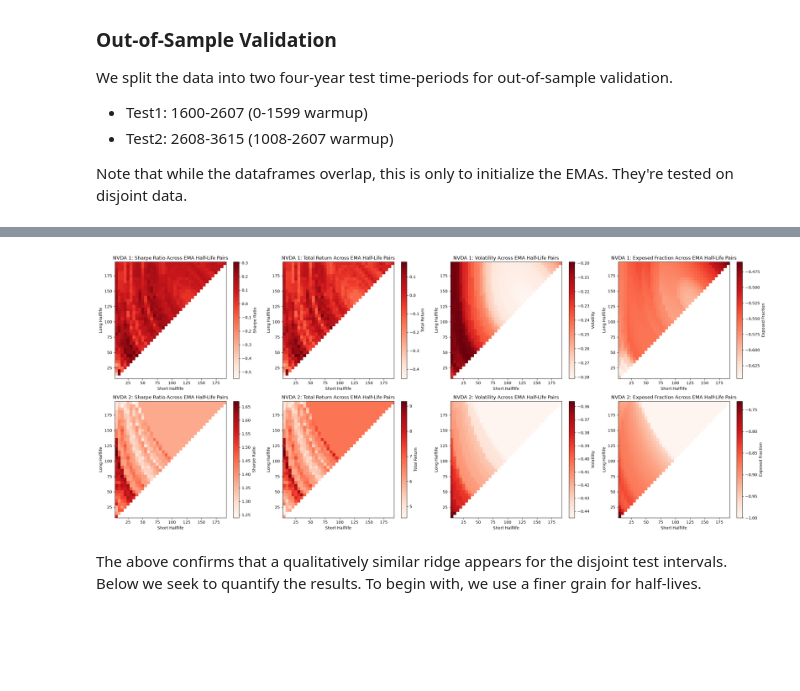
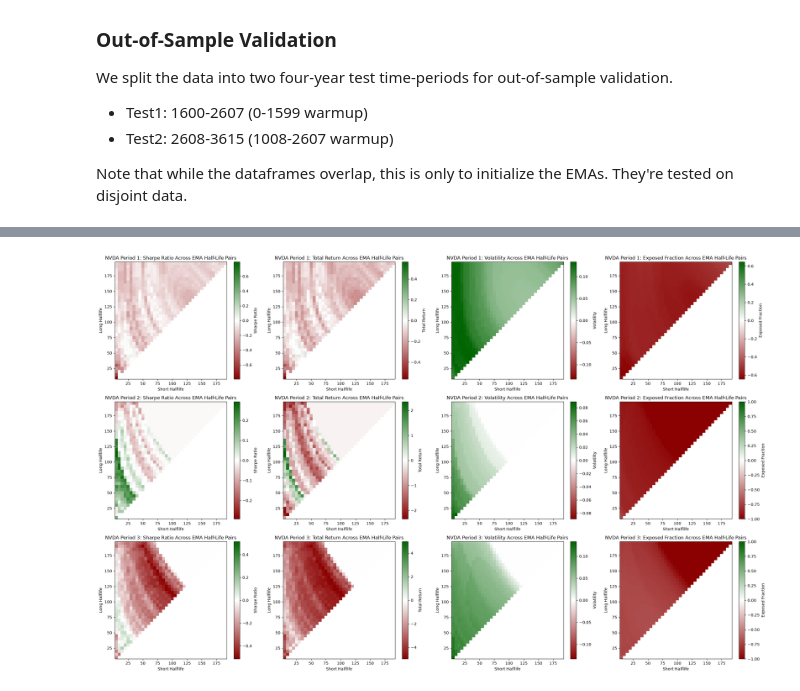
Before and after one commit to charlien74/systematic-trading-research, a Jupyter notebook: notebooks/01_exponential_moving_averages.ipynb, the cells around one changed output, grey strips where cells are left out. Cells and saved outputs as stored; diff of their text form; code cells hidden in the pictures; blank space fills up the shorter version.

Commit message:
Improve heatmaps and validation

```diff
--- a/notebooks/01_exponential_moving_averages.ipynb
+++ b/notebooks/01_exponential_moving_averages.ipynb
@@ -249,6 +251,7 @@ def evaluate_ema_grid(ticker: str, data_df: pd.DataFrame,
                       period: int = period,
                       short_halflife_values: np.ndarray = short_halflife_values,
                       long_halflife_values: np.ndarray = long_halflife_values,
+                      subtract_benchmark: bool = False
                       ) -> pd.DataFrame:
     rows = []
 
@@ -261,6 +264,11 @@ def evaluate_ema_grid(ticker: str, data_df: pd.DataFrame,
             long_ema = ema.get_ema_series(data_df, period=period, halflife=long_halflife)
             positions = strategies.get_ema_crossover_positions(short_ema, long_ema, long_only=True)
             metrics, _, _ = backtest.compute_metrics_and_returns_from_positions_and_prices(positions, data_df)
+
+            if subtract_benchmark:
+                metrics["strategy_sharpe"] -= metrics["benchmark_sharpe"]
+                metrics["strategy_total_return"] -= metrics["benchmark_total_return"]
+                metrics["strategy_annualized_volatility"] -= metrics["benchmark_annualized_volatility"]
 
             rows.append({
                 "ticker": ticker,
@@ -275,7 +283,7 @@ def evaluate_ema_grid(ticker: str, data_df: pd.DataFrame,
     return pd.DataFrame(rows)
 
 ema_grid_results = pd.concat(
-    [evaluate_ema_grid(ticker, data_df) for ticker, data_df in ticker_test_data.items()],
+    [evaluate_ema_grid(ticker, data_df, subtract_benchmark=True) for ticker, data_df in ticker_test_data.items()],
     ignore_index=True,
 )
 # %%
@@ -320,17 +330,28 @@ We split the data into two four-year test time-periods for out-of-sample validat
 
 Note that while the dataframes overlap, this is only to initialize the EMAs. They're tested on disjoint data.
 # %%
-two_year_days = 1008
-data_length = warmup_period + two_year_days
-test1_df = ticker_test_data['NVDA'][:data_length]
-test2_df = ticker_test_data['NVDA'][two_year_days:data_length + two_year_days]
-print(f"Test 1 data length: From {test1_df.index[0]} to {test1_df.index[-1]}")
-print(f"Test 2 data length: From {test2_df.index[0]} to {test2_df.index[-1]}")
-ema_grid_results = pd.concat(
-    [evaluate_ema_grid('NVDA 1', test1_df, period=two_year_days),
-     evaluate_ema_grid('NVDA 2', test2_df, period=two_year_days)],
-    ignore_index=True,
-)
+nvda = loader.get_prices(ticker="NVDA", start="2005-01-01", end="2025-01-01")
+
+period = 1008
+warmup_period = 1600
+n_periods = 6
+
+results = []
+
+for i in range(n_periods):
+    start_index = i * period
+    end_index = start_index + warmup_period + period
+    if end_index >= len(nvda):
+        print(f"Insufficient data, skipping last {n_periods - i} period(s).")
+        break
+    data_df = nvda[start_index:end_index]
+    short_ema = ema.get_ema_series(data_df, period=period, halflife=100)
+    long_ema = ema.get_ema_series(data_df, period=period, halflife=150)
+    print(f"Test {i+1} data length: From {data_df.index[0]} to {data_df.index[-1]}")
+    results.append(evaluate_ema_grid(f'NVDA Period {i+1}', data_df, period=period, subtract_benchmark=True))
+
+
+ema_grid_results = pd.concat(results)
 # %% [output]
 Test 1 data length: From 2005-01-03 00:00:00 to 2015-05-13 00:00:00
 Test 2 data length: From 2009-01-05 00:00:00 to 2019-05-15 00:00:00
@@ -337,6 +360,6 @@ Test 2 data length: From 2009-01-05 00:00:00 to 2019-05-15 00:00:00
 # %%
-views.create_halflife_heatmaps(ema_grid_results)
+views.create_halflife_heatmaps(ema_grid_results,
+                               enforce_same_heatmap_scales=False,
+                               use_diverging_centered_scale=True)
 # %% [output]
-[figure, old version]
+[figure, new version]
-# %% [markdown]
-The above confirms that a qualitatively similar ridge appears for the disjoint test intervals. Below we seek to quantify the results. To begin with, we use a finer grain for half-lives.
```
Also changed, not shown: parts of 5 cells of this notebook, 1 other file.
